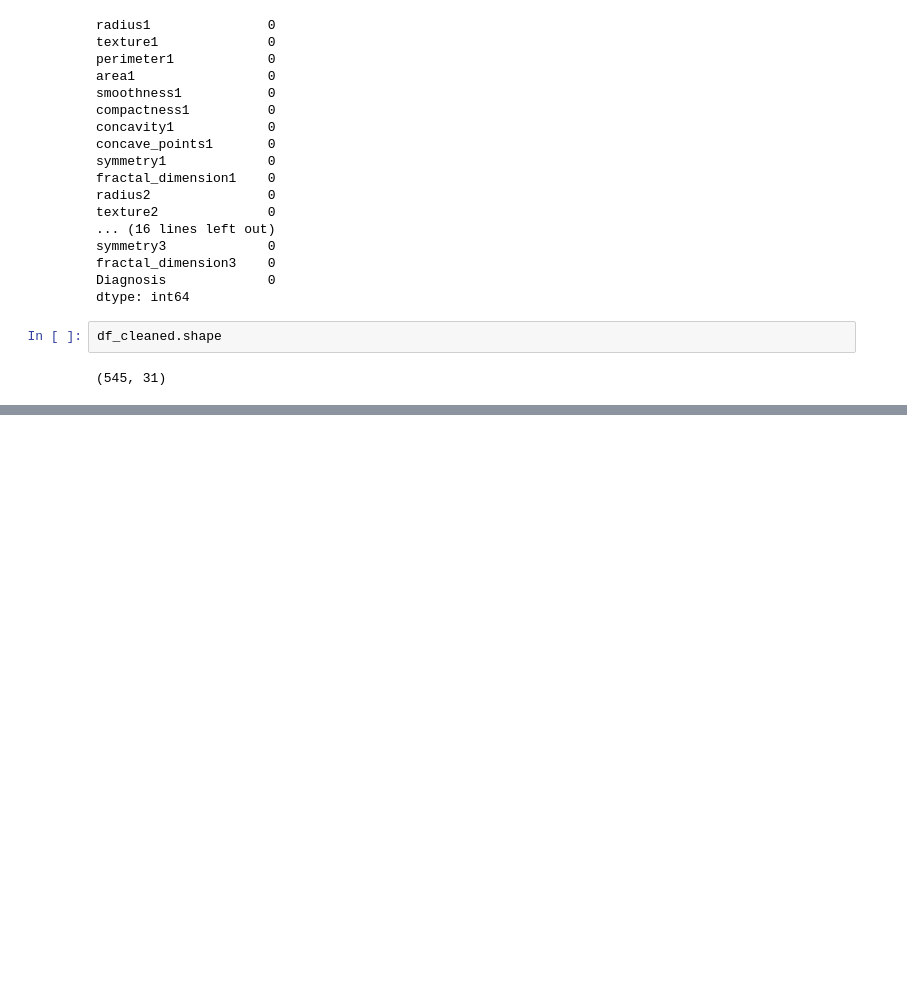
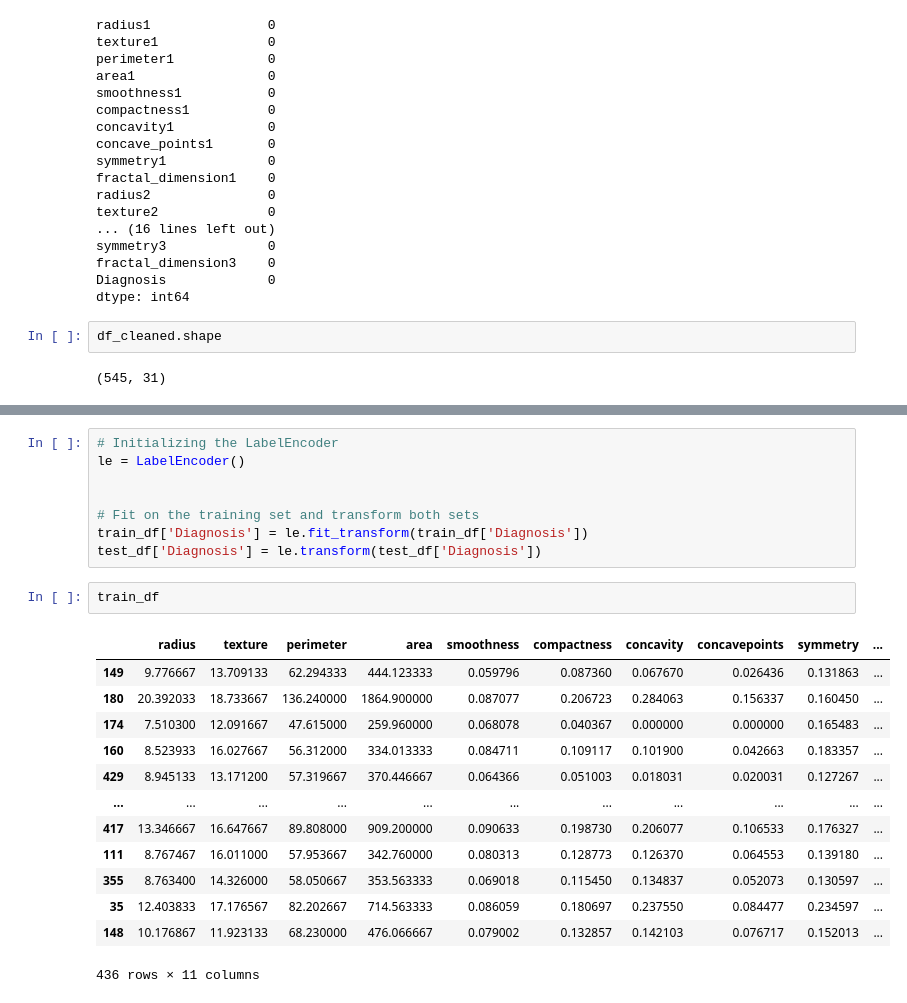
Before and after one commit to Niklauzi/Machine-Learning-Projects, a Jupyter notebook: Health Domain/Breast Cancer Wisconsin (Diagnostic)/Breast Cancer Wisconsin (Diagnostic).ipynb, the cells around one changed output, grey strips where cells are left out. Drawn from its saved outputs; the diff is of its cells as text; blank space fills up the shorter version.

Commit message:
Label encoded and standardized the data

```diff
--- a/Health Domain/Breast Cancer Wisconsin (Diagnostic)/Breast Cancer Wisconsin (Diagnostic).ipynb
+++ b/Health Domain/Breast Cancer Wisconsin (Diagnostic)/Breast Cancer Wisconsin (Diagnostic).ipynb
@@ -378,0 +361,24 @@ NameError: name 'df_cleanedl' is not defined
+# %%
+# Initializing the LabelEncoder
+le = LabelEncoder()
+
+
+# Fit on the training set and transform both sets
+train_df['Diagnosis'] = le.fit_transform(train_df['Diagnosis'])
+test_df['Diagnosis'] = le.transform(test_df['Diagnosis'])
+# %%
+train_df
+# %% [output]
+|  | radius | texture | perimeter | area | smoothness | compactness | concavity | concavepoints | symmetry | ... |
+| 149 | 9.776667 | 13.709133 | 62.294333 | 444.123333 | 0.059796 | 0.087360 | 0.067670 | 0.026436 | 0.131863 | ... |
+| 180 | 20.392033 | 18.733667 | 136.240000 | 1864.900000 | 0.087077 | 0.206723 | 0.284063 | 0.156337 | 0.160450 | ... |
+| 174 | 7.510300 | 12.091667 | 47.615000 | 259.960000 | 0.068078 | 0.040367 | 0.000000 | 0.000000 | 0.165483 | ... |
+| 160 | 8.523933 | 16.027667 | 56.312000 | 334.013333 | 0.084711 | 0.109117 | 0.101900 | 0.042663 | 0.183357 | ... |
+| 429 | 8.945133 | 13.171200 | 57.319667 | 370.446667 | 0.064366 | 0.051003 | 0.018031 | 0.020031 | 0.127267 | ... |
+| ... | ... | ... | ... | ... | ... | ... | ... | ... | ... | ... |
+| 417 | 13.346667 | 16.647667 | 89.808000 | 909.200000 | 0.090633 | 0.198730 | 0.206077 | 0.106533 | 0.176327 | ... |
+| 111 | 8.767467 | 16.011000 | 57.953667 | 342.760000 | 0.080313 | 0.128773 | 0.126370 | 0.064553 | 0.139180 | ... |
+| 355 | 8.763400 | 14.326000 | 58.050667 | 353.563333 | 0.069018 | 0.115450 | 0.134837 | 0.052073 | 0.130597 | ... |
+| 35 | 12.403833 | 17.176567 | 82.202667 | 714.563333 | 0.086059 | 0.180697 | 0.237550 | 0.084477 | 0.234597 | ... |
+| 148 | 10.176867 | 11.923133 | 68.230000 | 476.066667 | 0.079002 | 0.132857 | 0.142103 | 0.076717 | 0.152013 | ... |
+436 rows × 11 columns
```
Also changed, not shown: parts of 24 cells of this notebook.
